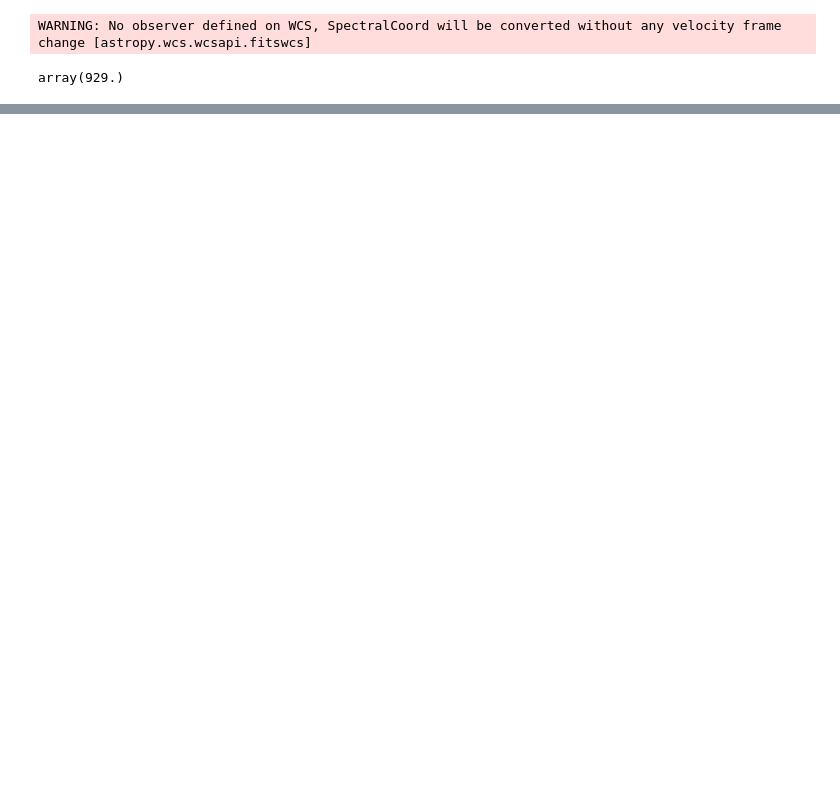
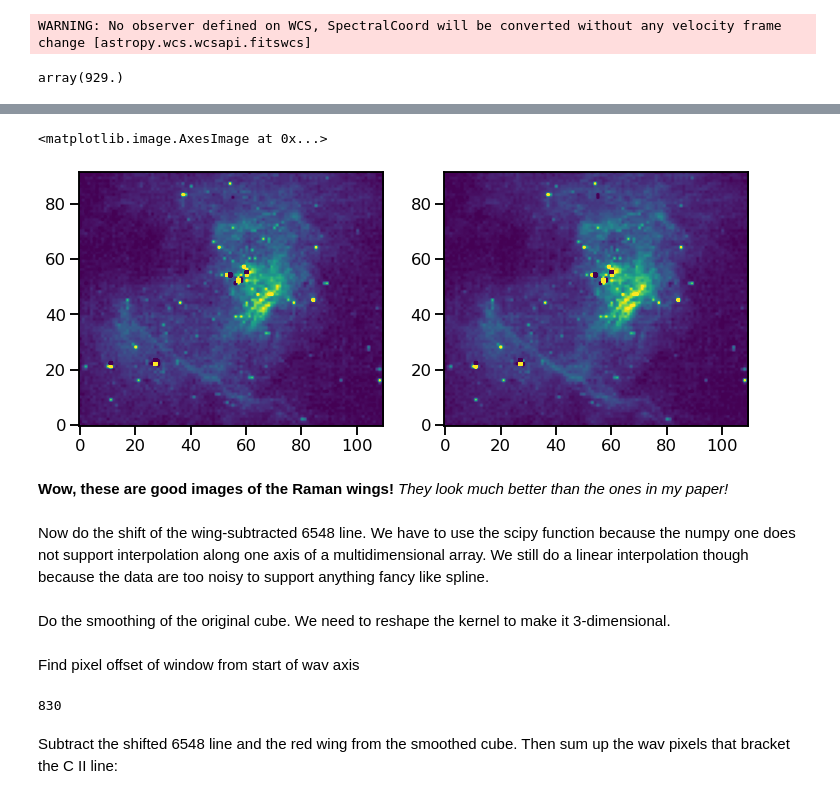
Before and after one commit to will-henney/eduardo-cii-permitted, a Jupyter notebook: notebooks/02-MUSE-6462.ipynb, the cells around one changed output, grey strips where cells are left out. Cells and saved outputs as stored; diff of their text form; code cells hidden in the pictures; blank space fills up the shorter version.

```diff
--- a/notebooks/02-MUSE-6462.ipynb
+++ b/notebooks/02-MUSE-6462.ipynb
@@ -440,12 +440,7 @@ Find the shift in wav pixels between the two [N II] lines.
 # %%
 NWIN = 160
 window_slice = slice(k0 - (NWIN//2), k0 + (NWIN//2) + 1)
-window_cube = hdu.data[window_slice, ...]
+window_cube = fullcube_nosky[window_slice, ...]
 window_wavs = wavs[window_slice]
-sky = np.median(
-    window_cube[:, yskyslice, xskyslice],
-    axis=(1, 2),
-    keepdims=True,
-)
-window_norm = (window_cube - sky) / np.median(window_cube, axis=0)
+window_norm = window_cube/ np.median(window_cube, axis=0)
 window_median = np.median(window_norm, axis=(1, 2))
@@ -511,0 +562,20 @@ array(929.)
+# %%
+fac1 = np.median(
+    window_cube[:45, ...] / p1(kwindow[:45])[:, None, None],
+    axis=0,
+)
+fac2 = np.median(
+    window_cube[-40:, ...] / p2(kwindow[-40:])[:, None, None],
+    axis=0,
+)
+# %%
+fig, [ax1, ax2] = plt.subplots(1, 2, figsize=(12, 6))
+ax1.imshow(fac1, vmin=-1e4, vmax=4e5, origin="lower")
+ax2.imshow(fac2, vmin=-1e4, vmax=4e5, origin="lower")
+# %% [output]
+<matplotlib.image.AxesImage at 0x...>
+[figure, added]
+# %% [markdown]
+**Wow, these are good images of the Raman wings!** *They look much better than the ones in my paper!*
+# %% [markdown]
+Now do the shift of the wing-subtracted 6548 line. We have to use the scipy function because the numpy one does not support interpolation along one axis of a multidimensional array. We still  do a linear interpolation though because the data are too noisy to support anything fancy like spline.
@@ -511,0 +596,2 @@ array(929.)
+# %% [markdown]
+Do the smoothing of the original cube. We need to reshape the kernel to make it 3-dimensional.
@@ -511,0 +600,9 @@ array(929.)
+# %% [markdown]
+Find pixel offset of window from start of wav axis
+# %%
+kw0 = kwindow[0]
+kw0
+# %% [output]
+830
+# %% [markdown]
+Subtract the shifted 6548 line and the red wing from the smoothed cube. Then sum up the wav pixels that bracket the C II line:
```
Also changed, not shown: parts of 43 cells of this notebook, 3 other files.
